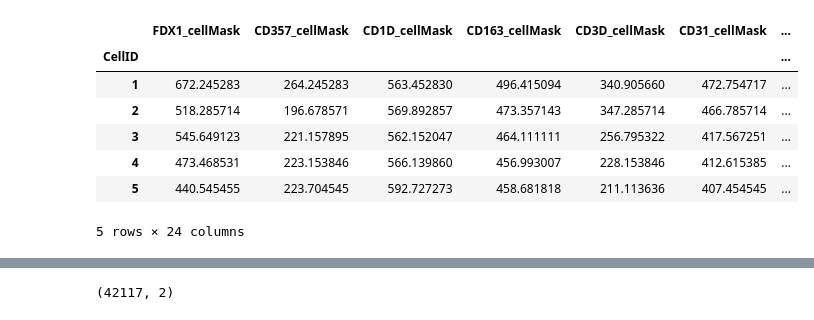
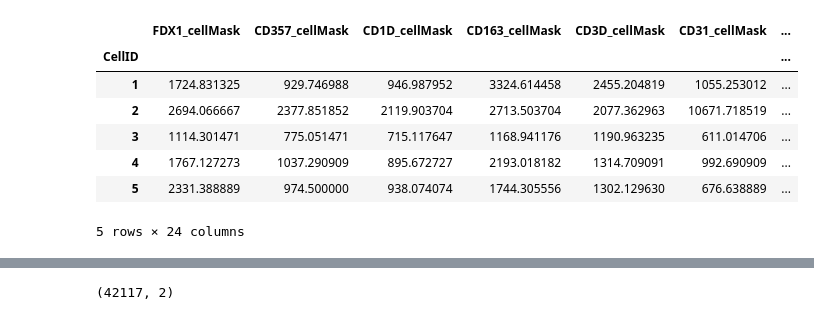
Before and after one commit to MattHodgman/umap, a Jupyter notebook: umap.ipynb, the cells around one changed output, grey strips where cells are left out. Cells and saved outputs as stored; diff of their text form; code cells hidden in the pictures.

```diff
--- a/umap.ipynb
+++ b/umap.ipynb
@@ -12,17 +12,17 @@ import umap
 sns.set(style='white', context='notebook', rc={'figure.figsize':(14,10)}) # set plot info
 # %%
 # load in data
-dataset = 'exemplar-002'
+dataset = 'exemplar-001'
 cells = pd.read_csv(f'~/Harvard/mcmicro/{dataset}/cell-states/fastpg/unmicst-{dataset}-clean.csv', index_col='CellID')
 cells.head()
 # %% [output]
 |  | FDX1_cellMask | CD357_cellMask | CD1D_cellMask | CD163_cellMask | CD3D_cellMask | CD31_cellMask | ... |
 | CellID |  |  |  |  |  |  | ... |
-| 1 | 672.245283 | 264.245283 | 563.452830 | 496.415094 | 340.905660 | 472.754717 | ... |
-| 2 | 518.285714 | 196.678571 | 569.892857 | 473.357143 | 347.285714 | 466.785714 | ... |
-| 3 | 545.649123 | 221.157895 | 562.152047 | 464.111111 | 256.795322 | 417.567251 | ... |
-| 4 | 473.468531 | 223.153846 | 566.139860 | 456.993007 | 228.153846 | 412.615385 | ... |
-| 5 | 440.545455 | 223.704545 | 592.727273 | 458.681818 | 211.113636 | 407.454545 | ... |
+| 1 | 1724.831325 | 929.746988 | 946.987952 | 3324.614458 | 2455.204819 | 1055.253012 | ... |
+| 2 | 2694.066667 | 2377.851852 | 2119.903704 | 2713.503704 | 2077.362963 | 10671.718519 | ... |
+| 3 | 1114.301471 | 775.051471 | 715.117647 | 1168.941176 | 1190.963235 | 611.014706 | ... |
+| 4 | 1767.127273 | 1037.290909 | 895.672727 | 2193.018182 | 1314.709091 | 992.690909 | ... |
+| 5 | 2331.388889 | 974.500000 | 938.074074 | 1744.305556 | 1302.129630 | 676.638889 | ... |
 5 rows × 24 columns
 # %%
 reducer = umap.UMAP() # create UMAP object
```
Also changed, not shown: parts of 2 cells of this notebook.
